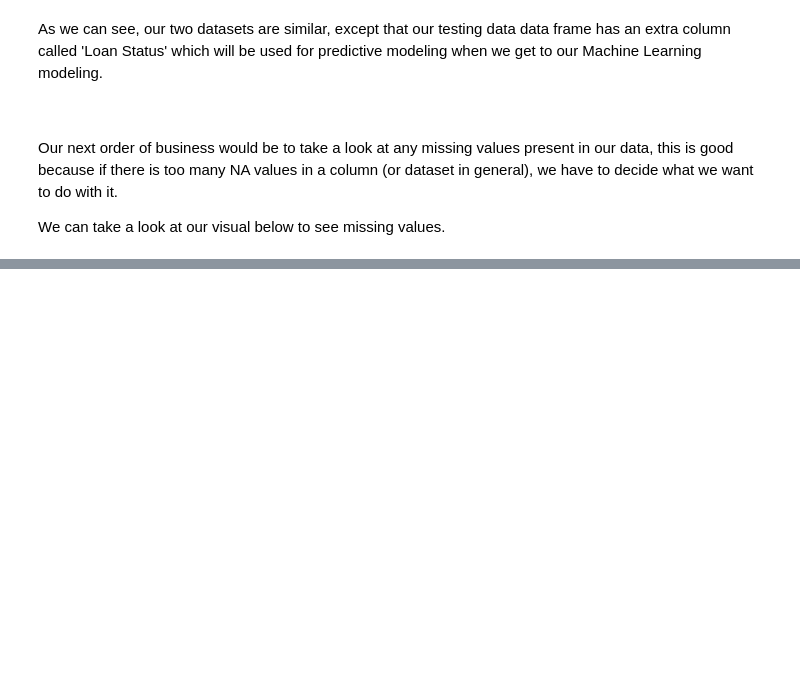
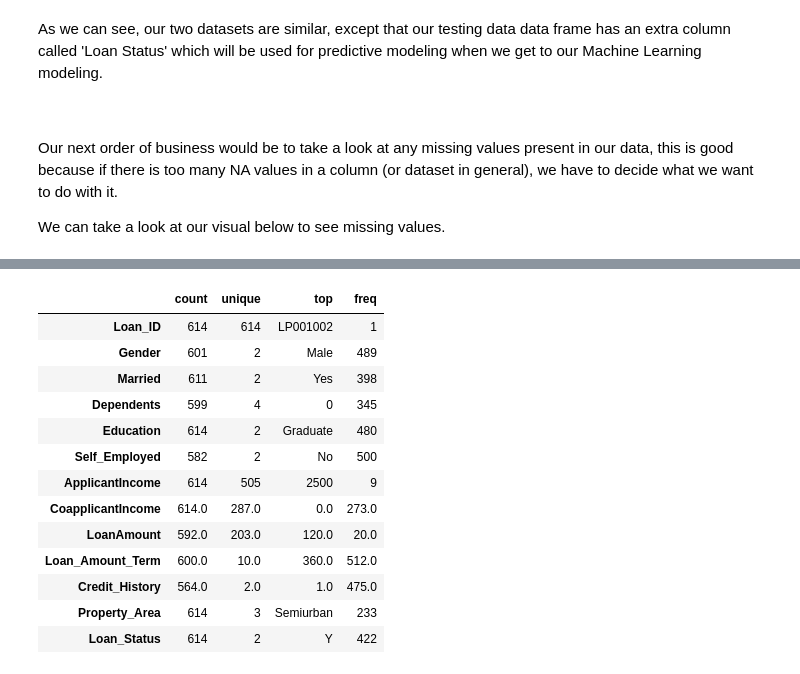
Before and after one commit to iamAngelSH/Data-Science-Portfolio, a Jupyter notebook: Loan_Prediction/Loan_Prediction.ipynb, the cells around one changed output, grey strips where cells are left out. Drawn from its saved outputs; the diff is of its cells as text; code cells hidden in the pictures; blank space fills up the shorter version.

```diff
--- a/Loan_Prediction/Loan_Prediction.ipynb
+++ b/Loan_Prediction/Loan_Prediction.ipynb
@@ -200,0 +269,17 @@ As we can see from our resulting heatmap of missing values, both dataframes do c
+# %%
+train_df.astype('object').describe().transpose()
+# %% [output]
+|  | count | unique | top | freq |
+| Loan_ID | 614 | 614 | LP001002 | 1 |
+| Gender | 601 | 2 | Male | 489 |
+| Married | 611 | 2 | Yes | 398 |
+| Dependents | 599 | 4 | 0 | 345 |
+| Education | 614 | 2 | Graduate | 480 |
+| Self_Employed | 582 | 2 | No | 500 |
+| ApplicantIncome | 614 | 505 | 2500 | 9 |
+| CoapplicantIncome | 614.0 | 287.0 | 0.0 | 273.0 |
+| LoanAmount | 592.0 | 203.0 | 120.0 | 20.0 |
+| Loan_Amount_Term | 600.0 | 10.0 | 360.0 | 512.0 |
+| Credit_History | 564.0 | 2.0 | 1.0 | 475.0 |
+| Property_Area | 614 | 3 | Semiurban | 233 |
+| Loan_Status | 614 | 2 | Y | 422 |
```
Also changed, not shown: parts of 9 cells of this notebook.
